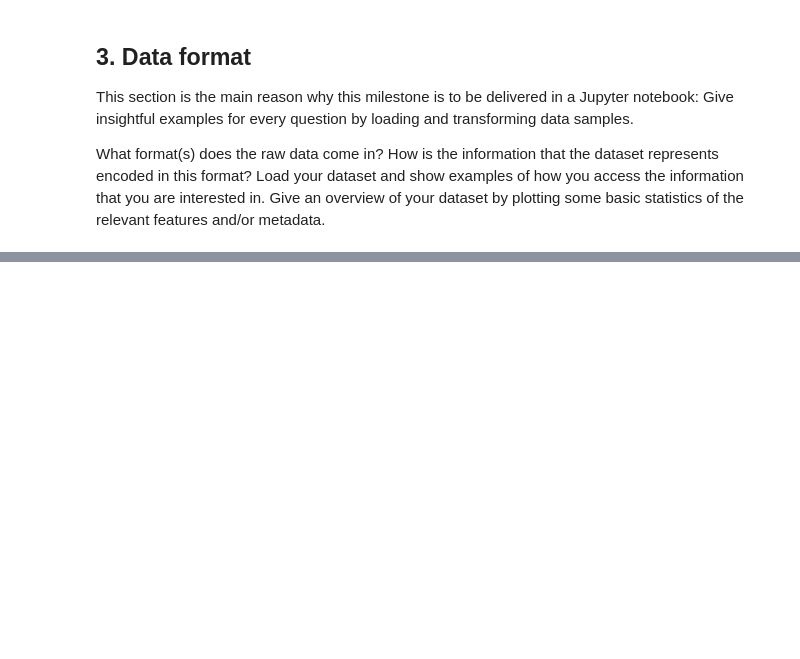
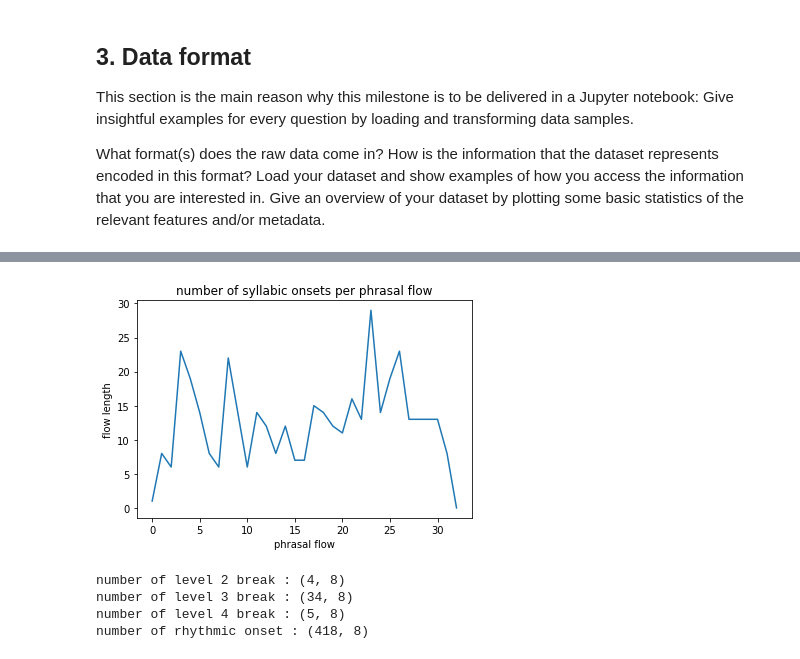
Before and after one commit to haeeunkim/dh401, a Jupyter notebook: milestone2-haeeun.ipynb, the cells around one changed output, grey strips where cells are left out. Saved outputs shown, nothing was run; the diff lists cells and outputs as text; code cells hidden in the pictures; blank space fills up the shorter version.

```diff
--- a/milestone2-haeeun.ipynb
+++ b/milestone2-haeeun.ipynb
@@ -74,0 +123,4 @@ encoding french dataset: xml file -> to humdrum
+# %%
+# load sample data
+sample_path = 'data/sample/50Cent_CandyShop.rap'
+sample = pd.read_table(sample_path)
@@ -74,0 +173,4 @@ encoding french dataset: xml file -> to humdrum
+# %%
+# save only the rows that contains syllabic onset
+sample_clean = sample[sample['**recip'].apply(lambda x: x[0] in '0123456789')]
+sample_clean.head()
@@ -74,0 +189,16 @@ encoding french dataset: xml file -> to humdrum
+# %%
+breaks_idx = sample_clean[sample_clean['**ipa']=='R'].index
+# add closing break point
+
+
+# create a new dataframe that will show the flowwise analysis on this song
+sample_flowwise = pd.DataFrame(columns=['recip','lyric'])
+
+
+for i in range(breaks_idx.shape[0]-1):
+    (start, end) = (breaks_idx[i], breaks_idx[i+1])
+    snippet = sample_clean.iloc[start:end]
+    sample_flowwise.at[i,'recip'] = snippet['**recip'].values
+    sample_flowwise.at[i,'lyric'] = ' '.join(snippet['**lyrics'].values)
+
+sample_flowwise.head(10)
@@ -74,0 +217,22 @@ encoding french dataset: xml file -> to humdrum
+# %%
+# plot the syllabic length of each phrasal flow
+
+plt.plot(sample_flowwise.recip.apply(len))
+plt.xlabel('phrasal flow')
+plt.ylabel('flow length')
+plt.title('number of syllabic onsets per phrasal flow')
+plt.show()
+# %% [output]
+[figure, added]
+# %%
+# humdrum analysis: phrase-based
+
+print('number of level 2 break : {0}'.format(sample_clean[sample_clean['**break']=='2'].shape))
+print('number of level 3 break : {0}'.format(sample_clean[sample_clean['**break']=='3'].shape))
+print('number of level 4 break : {0}'.format(sample_clean[sample_clean['**break']=='4'].shape))
+print('number of rhythmic onset : {0}'.format(sample_clean.shape))
+# %% [output]
+number of level 2 break : (4, 8)
+number of level 3 break : (34, 8)
+number of level 4 break : (5, 8)
+number of rhythmic onset : (418, 8)
```
Also changed, not shown: parts of 20 cells of this notebook.
